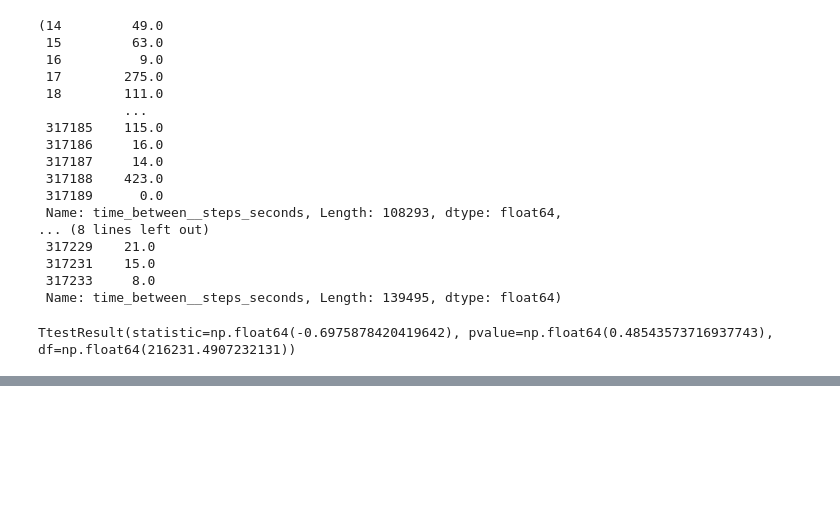
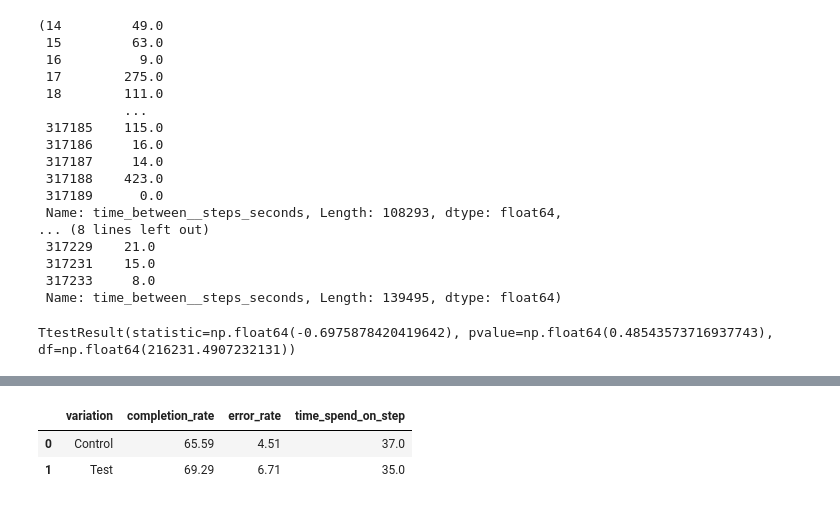
Before and after one commit to roizherrerapilar-hub/Project-2, a Jupyter notebook: KPIs_calculation+hipotesis_3.ipynb, the cells around one changed output, grey strips where cells are left out. Saved outputs shown, nothing was run; the diff lists cells and outputs as text; code cells hidden in the pictures; blank space fills up the shorter version.

```diff
--- a/KPIs_calculation+hipotesis_3.ipynb
+++ b/KPIs_calculation+hipotesis_3.ipynb
@@ -315,0 +346,7 @@ TtestResult(statistic=np.float64(-0.6975878420419642), pvalue=np.float64(0.48543
+# %%
+kpis_table = pd.DataFrame({"completion_rate": completion_rate, "error_rate": error_rate, "time_spend_on_step": time_median_spent_each_step_groups}).reset_index()
+kpis_table
+# %% [output]
+|  | variation | completion_rate | error_rate | time_spend_on_step |
+| 0 | Control | 65.59 | 4.51 | 37.0 |
+| 1 | Test | 69.29 | 6.71 | 35.0 |
```
Also changed, not shown: parts of 5 cells of this notebook, 3 other files.
